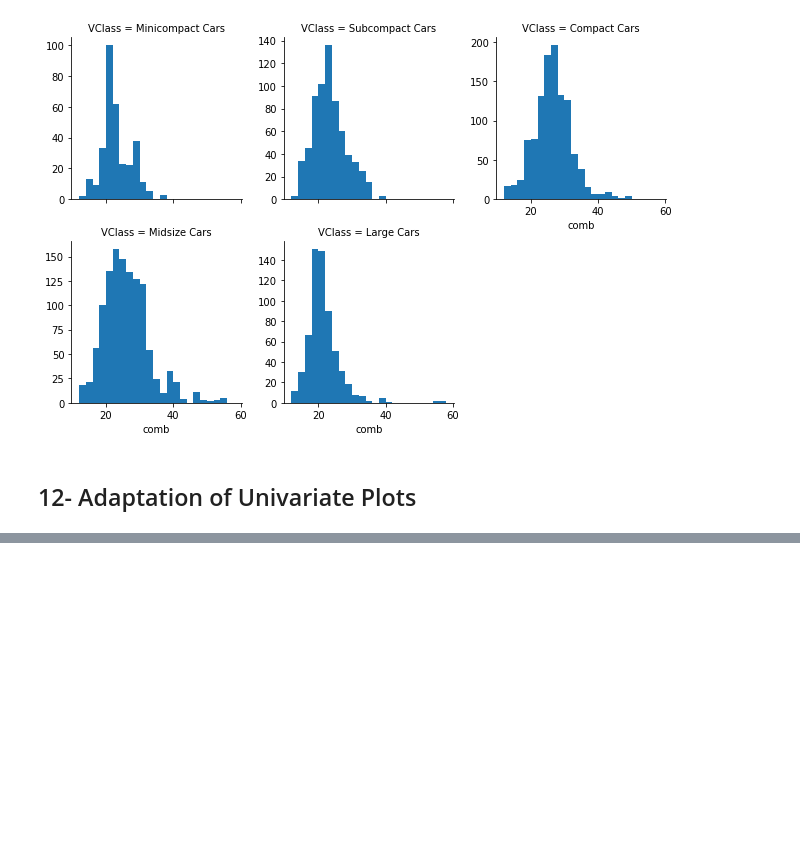
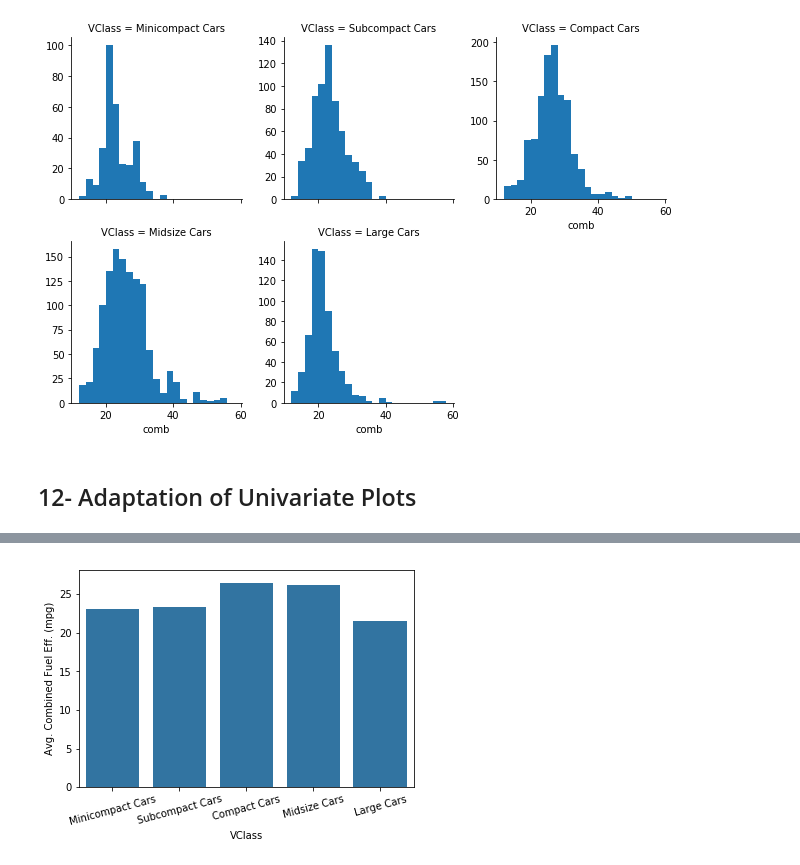
Before and after one commit to iRaied/Project_5_3_Pokemon, a Jupyter notebook: Bivariate_Exploration.ipynb, the cells around one changed output, grey strips where cells are left out. Drawn from its saved outputs; the diff is of its cells as text; code cells hidden in the pictures; blank space fills up the shorter version.

```diff
--- a/Bivariate_Exploration.ipynb
+++ b/Bivariate_Exploration.ipynb
@@ -426,0 +446,9 @@ g.map(plt.hist, 'comb', bins = bins);
+# %%
+# Leave whiskers out of the plot, by setting errwidth = 0
+base_color = sb.color_palette()[0]
+sb.barplot(data = fuel_econ, x = 'VClass', y = 'comb',
+              color = base_color, errwidth = 0);
+plt.xticks(rotation = 15);
+plt.ylabel('Avg. Combined Fuel Eff. (mpg)');
+# %% [output]
+[figure, added]
```
Also changed, not shown: parts of 5 cells of this notebook.
